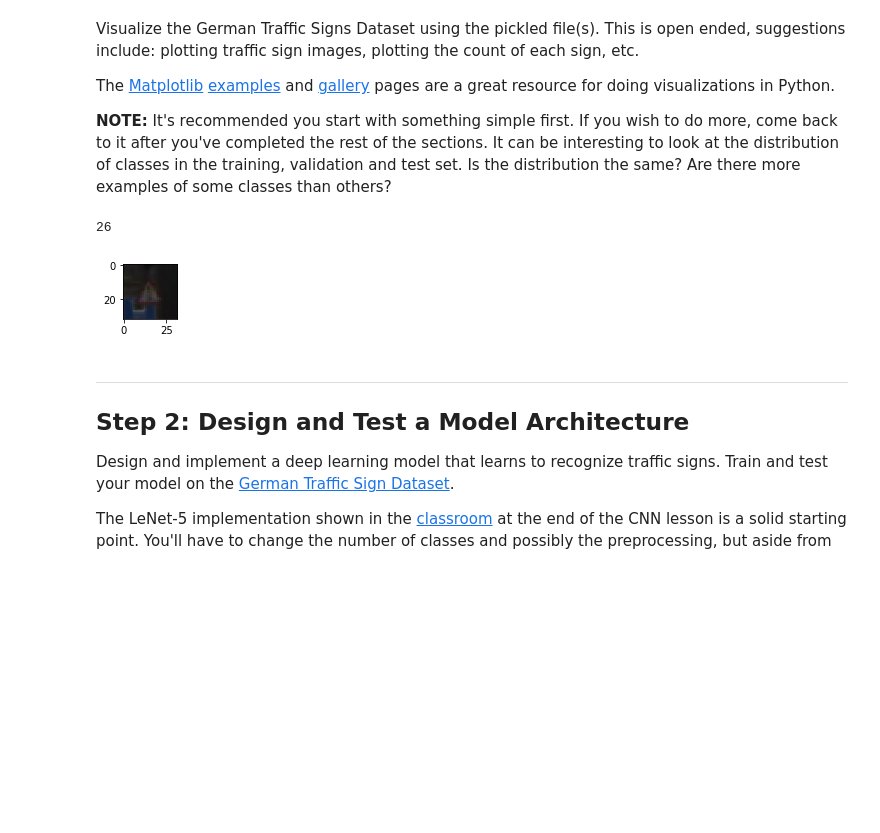
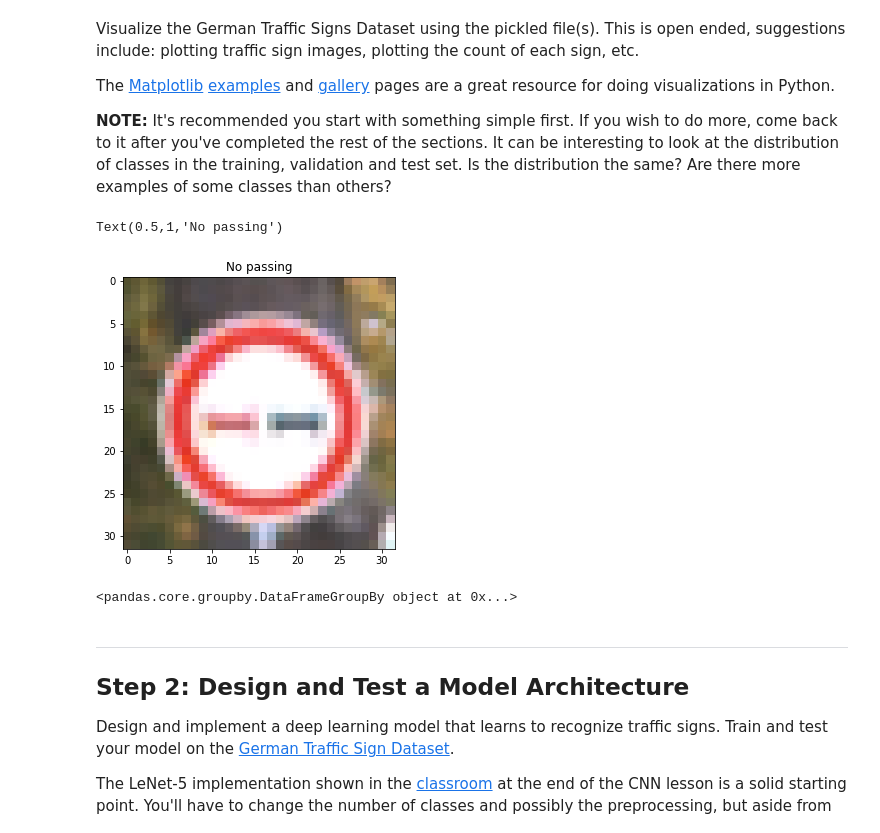
Before and after one commit to nqiao/Traffic-Sign-Classifier, a Jupyter notebook: Traffic_Sign_Classifier.ipynb, the cells around one changed output. Cells and saved outputs as stored; diff of their text form; code cells hidden in the pictures; blank space fills up the shorter version.

```diff
--- a/Traffic_Sign_Classifier.ipynb
+++ b/Traffic_Sign_Classifier.ipynb
@@ -94,22 +91,36 @@ Visualize the German Traffic Signs Dataset using the pickled file(s). This is op
 The [Matplotlib](http://matplotlib.org/) [examples](http://matplotlib.org/examples/index.html) and [gallery](http://matplotlib.org/gallery.html) pages are a great resource for doing visualizations in Python.
 
 **NOTE:** It's recommended you start with something simple first. If you wish to do more, come back to it after you've completed the rest of the sections. It can be interesting to look at the distribution of classes in the training, validation and test set. Is the distribution the same? Are there more examples of some classes than others?
+# %%
+# import signnames.csv
+import pandas as pd
+signnames = pd.read_csv("signnames.csv")
+# to get the sign name of the corresponding index:
+# signnames["SignName"][index]
 # %%
 # Data exploration visualization code goes here.
 import random
 import numpy as np
 import matplotlib.pyplot as plt
 %matplotlib inline
 
 index = random.randint(0, len(X_train))
 image = X_train[index].squeeze()
 
-plt.figure(figsize=(1,1))
+plt.figure(figsize=(5,5))
 plt.imshow(image)
-print(y_train[index])
+plt.title(signnames["SignName"][y_train[index]])
 # %% [output]
-26
+Text(0.5,1,'No passing')
-[figure, old version]
+[figure, new version]
+# %%
+def sign_counts(y):
+    df = pd.DataFrame(y)
+    return df.groupby(0)
+grouped = sign_counts(y_train)
+grouped
+# %% [output]
+<pandas.core.groupby.DataFrameGroupBy object at 0x...>
 # %% [markdown]
 ----
 
```
Also changed, not shown: parts of 11 cells of this notebook, 10 other files.
